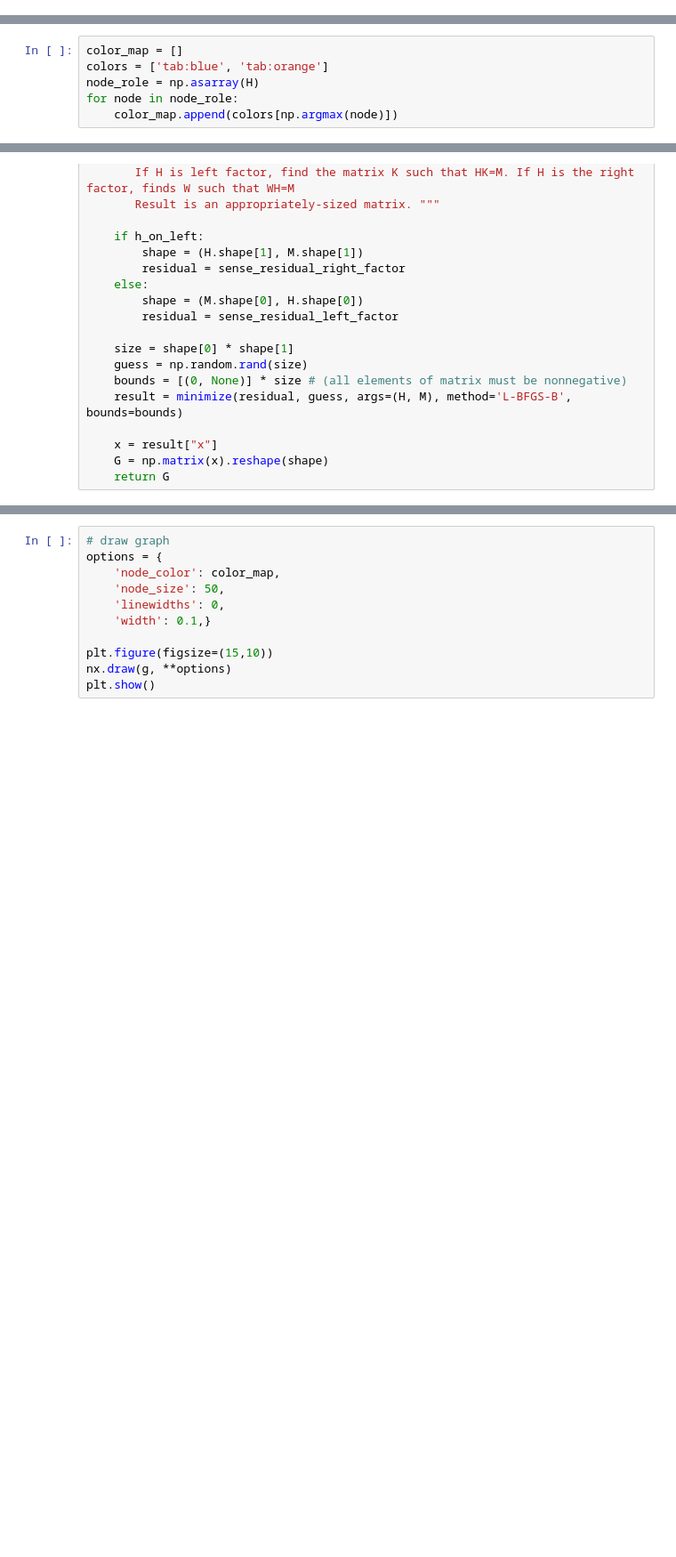
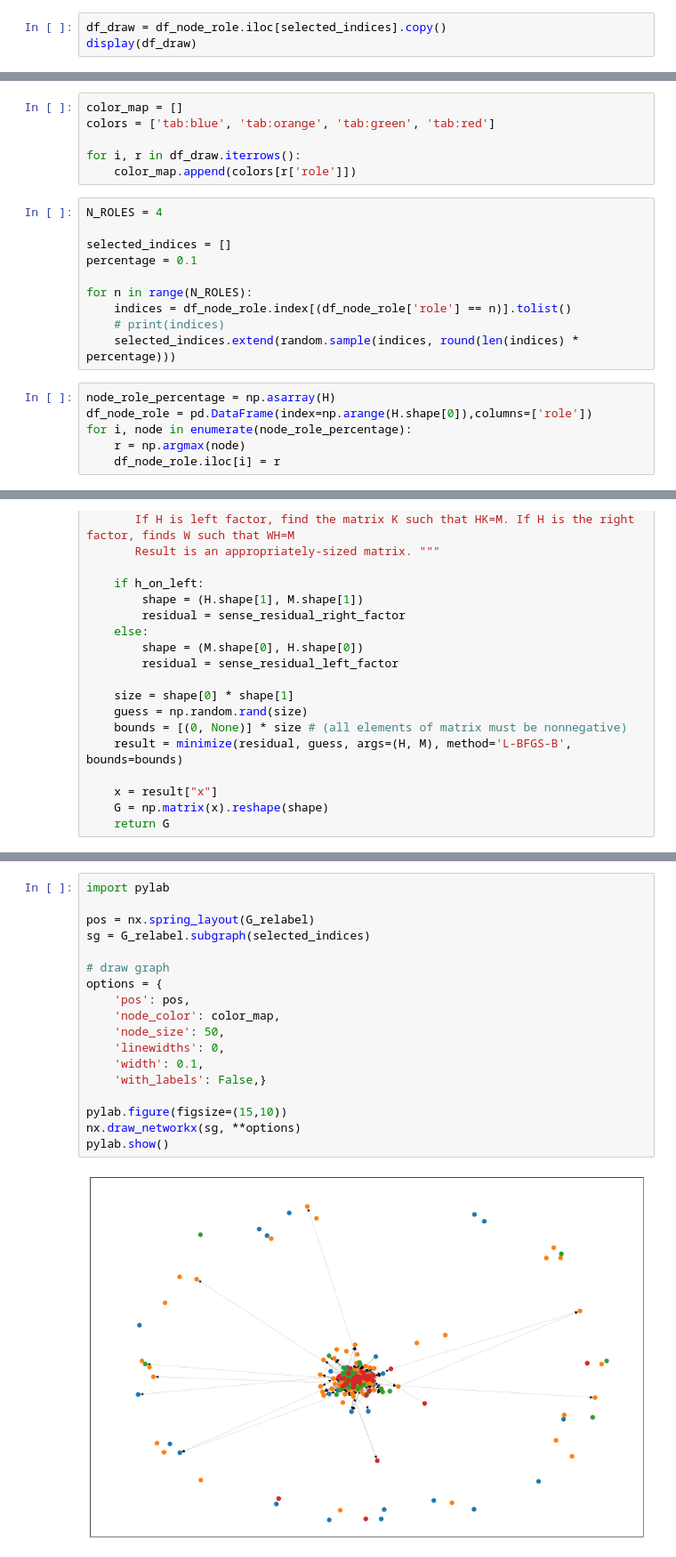
Before and after one commit to liangyufc/rolx-erasmus, a Jupyter notebook: old_src/sensemaking.ipynb, the cells around one changed output, grey strips where cells are left out. Shown at 89% size. Saved outputs shown, nothing was run; the diff lists cells and outputs as text; blank space fills up the shorter version.

```diff
--- a/old_src/sensemaking.ipynb
+++ b/old_src/sensemaking.ipynb
@@ -137,3 +138,6 @@ def extract_rolx_roles(G, n_roles=2):
     print("Role-neighbor matrix is of dimensions %s by %s" % Q.shape)
 
     return H, K, Q
+# %%
+df_draw = df_node_role.iloc[selected_indices].copy()
+display(df_draw)
@@ -140,9 +158,25 @@ def extract_rolx_roles(G, n_roles=2):
+# %%
+color_map = []
+colors = ['tab:blue', 'tab:orange', 'tab:green', 'tab:red']
+
+for i, r in df_draw.iterrows():
+    color_map.append(colors[r['role']])
+# %%
+N_ROLES = 4
+
+selected_indices = []
+percentage = 0.1
+
+for n in range(N_ROLES):
+    indices = df_node_role.index[(df_node_role['role'] == n)].tolist()
+    # print(indices)
+    selected_indices.extend(random.sample(indices, round(len(indices) * percentage)))
 # %%
-color_map = []
-colors = ['tab:blue', 'tab:orange']
-node_role = np.asarray(H)
-for node in node_role:
-    color_map.append(colors[np.argmax(node)])
+node_role_percentage = np.asarray(H)
+df_node_role = pd.DataFrame(index=np.arange(H.shape[0]),columns=['role'])
+for i, node in enumerate(node_role_percentage):
+    r = np.argmax(node)
+    df_node_role.iloc[i] = r
 # %%
 def recursive_feature(G, f, n):
     """
@@ -349,11 +383,20 @@ Role-neighbor matrix is of dimensions 3 by 3
 # %%
+import pylab
+
+pos = nx.spring_layout(G_relabel)
+sg = G_relabel.subgraph(selected_indices)
+
 # draw graph
 options = {
+    'pos': pos,
     'node_color': color_map,
     'node_size': 50,
     'linewidths': 0,
-    'width': 0.1,}
+    'width': 0.1,
+    'with_labels': False,}
 
-plt.figure(figsize=(15,10))
-nx.draw(g, **options)
-plt.show()
+pylab.figure(figsize=(15,10))
+nx.draw_networkx(sg, **options)
+pylab.show()
+# %% [output]
+[figure, added]
```
Also changed, not shown: parts of 10 cells of this notebook, 1 other file.
